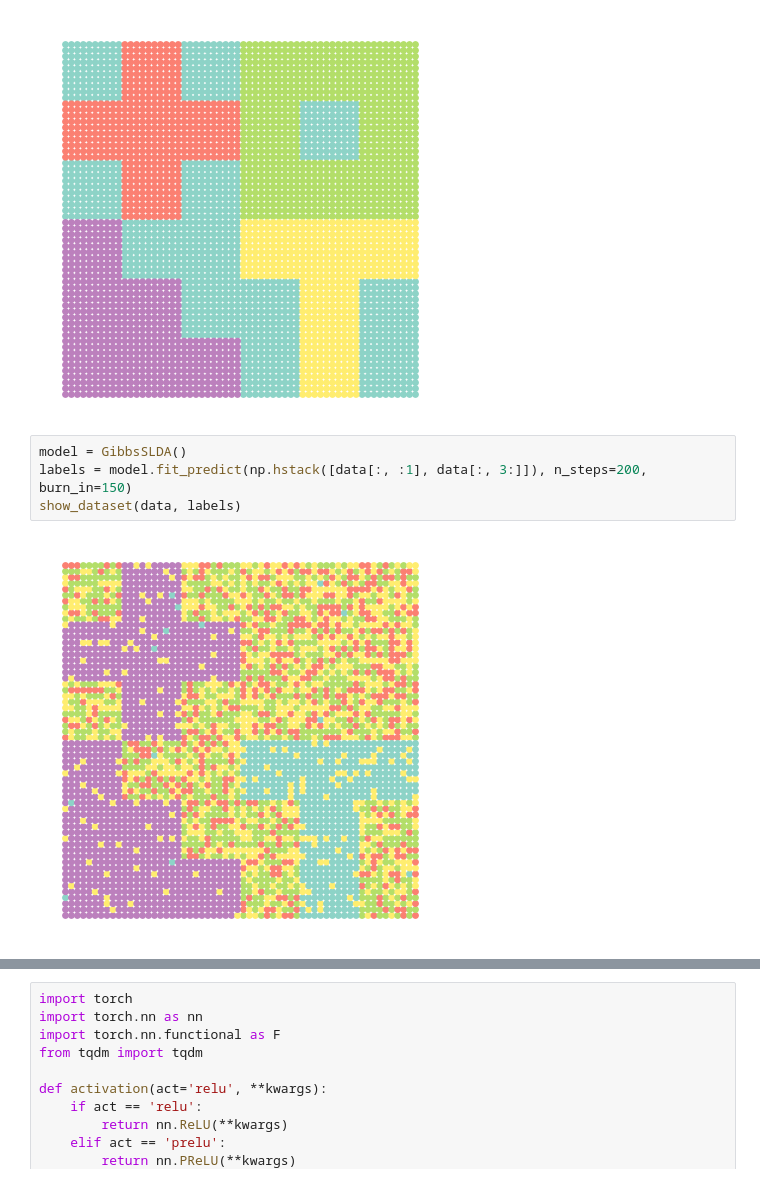
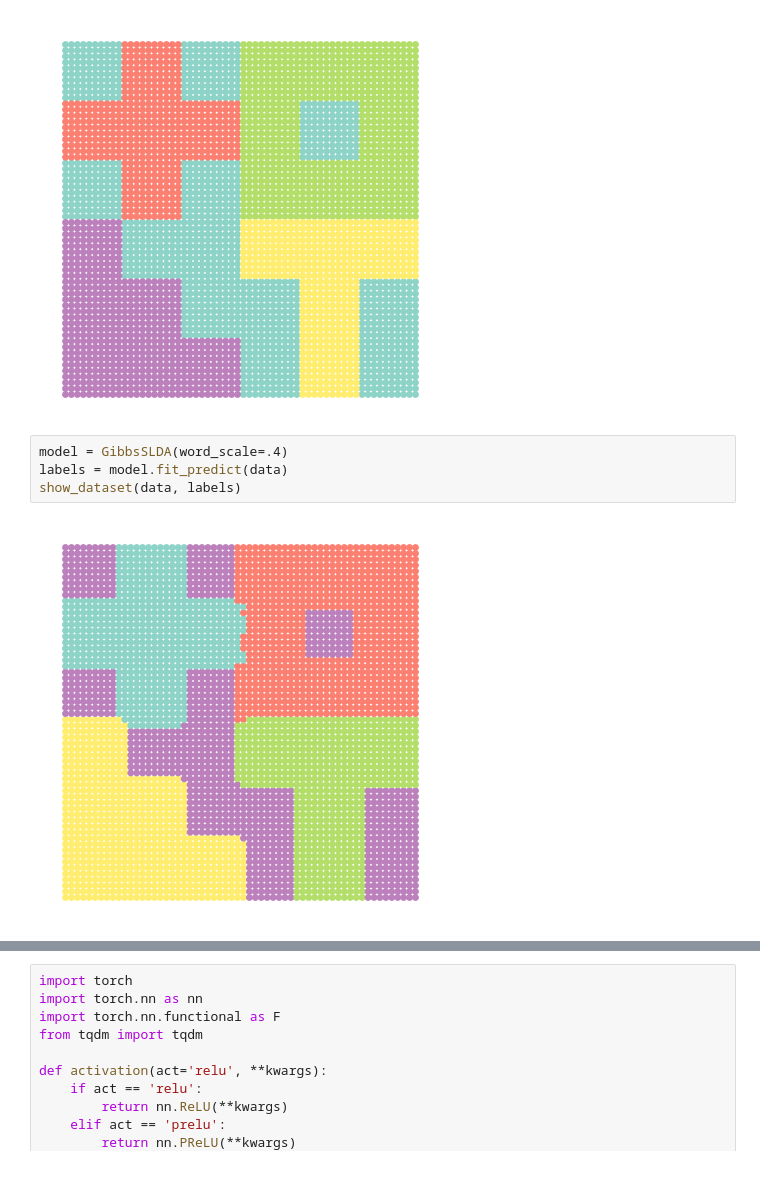
Before and after one commit to craigfouts/asterism, a Jupyter notebook: notebooks/demo.ipynb, the cells around one changed output, grey strips where cells are left out. Cells and saved outputs as stored; diff of their text form.

```diff
--- a/notebooks/demo.ipynb
+++ b/notebooks/demo.ipynb
@@ -14,11 +14,11 @@ show_dataset(data, labels)
 # %% [output]
 [figure]
 # %%
-model = GibbsSLDA()
-labels = model.fit_predict(np.hstack([data[:, :1], data[:, 3:]]), n_steps=200, burn_in=150)
+model = GibbsSLDA(word_scale=.4)
+labels = model.fit_predict(data)
 show_dataset(data, labels)
 # %% [output]
-[figure, old version]
+[figure, new version]
 # %%
 x = np.arange(len(model.likelihood_log))
 plt.plot(x, model.likelihood_log)
```
Also changed, not shown: parts of 1 cell of this notebook, 1 other file.
